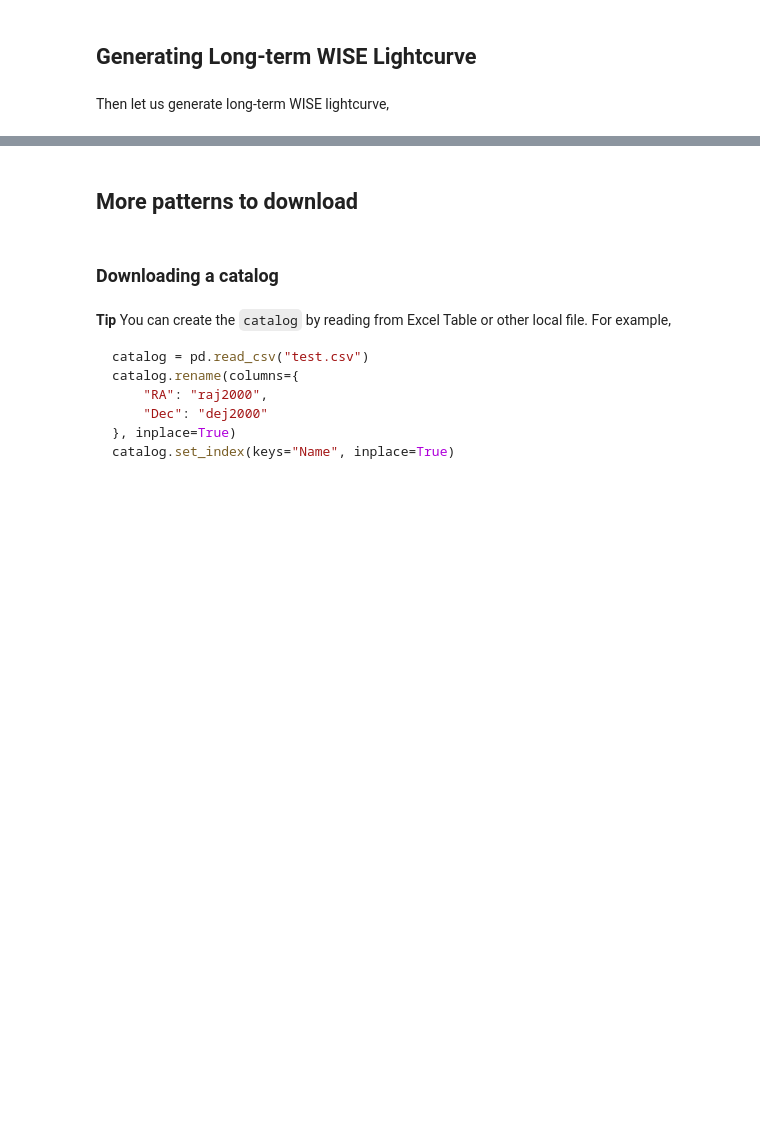
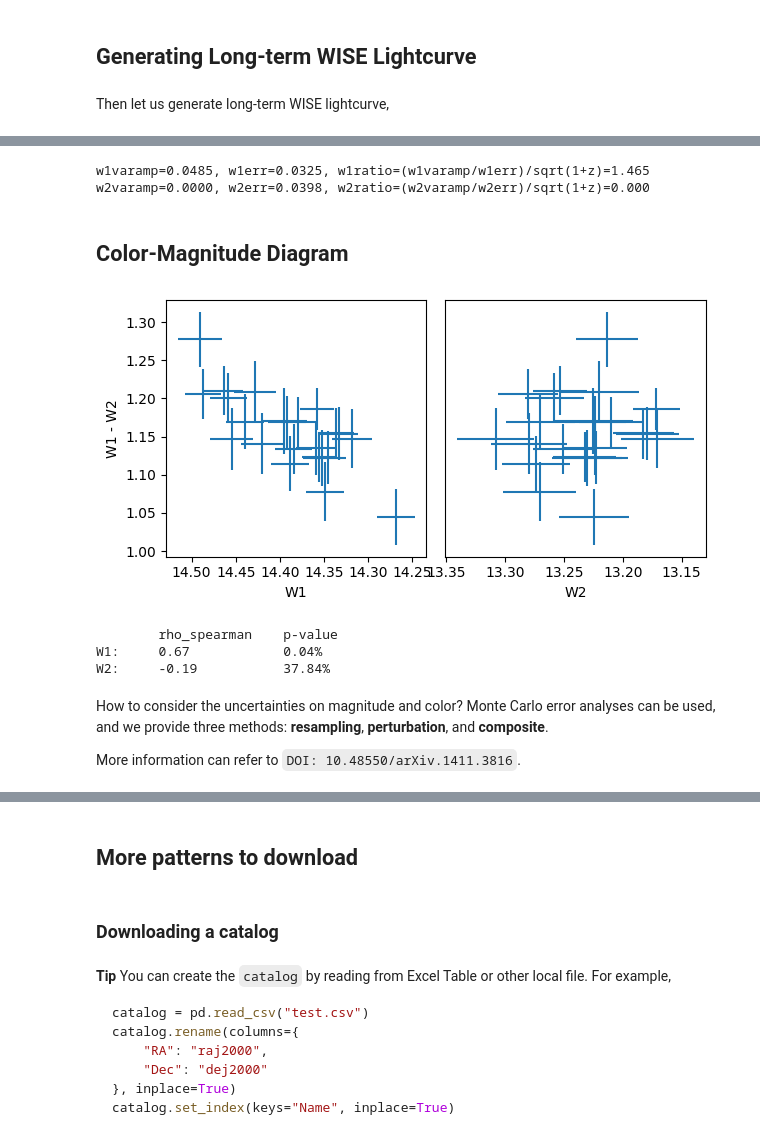
Before and after one commit to AstroJH/easycat, a Jupyter notebook: examples/wise_lightcurve.ipynb, the cells around one changed output, grey strips where cells are left out. Saved outputs shown, nothing was run; the diff lists cells and outputs as text; code cells hidden in the pictures; blank space fills up the shorter version.

```diff
--- a/examples/wise_lightcurve.ipynb
+++ b/examples/wise_lightcurve.ipynb
@@ -117,0 +99,53 @@ plt.show()
+# %%
+from easycat.lightcurve.features import sigma_m
+
+w1varamp, w1ratio, w1err = sigma_m(longterm, valname="w1mag", errname="w1sigmag", err_sys=0.024, redshift=0.04027)
+w2varamp, w2ratio, w2err = sigma_m(longterm, valname="w2mag", errname="w2sigmag", err_sys=0.028, redshift=0.04027)
+
+print(f"w1varamp={w1varamp:.4f}, w1err={w1err:.4f}, w1ratio=(w1varamp/w1err)/sqrt(1+z)={w1ratio:.3f}")
+print(f"w2varamp={w2varamp:.4f}, w2err={w2err:.4f}, w2ratio=(w2varamp/w2err)/sqrt(1+z)={w2ratio:.3f}")
+# %% [output]
+w1varamp=0.0485, w1err=0.0325, w1ratio=(w1varamp/w1err)/sqrt(1+z)=1.465
+w2varamp=0.0000, w2err=0.0398, w2ratio=(w2varamp/w2err)/sqrt(1+z)=0.000
+# %% [markdown]
+## Color-Magnitude Diagram
+# %%
+# plot color-magnitude diagram
+color = longterm.w1mag - longterm.w2mag
+sigcolor = np.sqrt(longterm.w1sigmag**2 + longterm.w2sigmag**2)
+
+fig, axs = plt.subplots(1, 2, figsize=(6, 3), sharey=True)
+axs[0].errorbar(longterm.w1mag, color, xerr=longterm.w1sigmag, yerr=sigcolor, linestyle="none")
+axs[1].errorbar(longterm.w2mag, color, xerr=longterm.w2sigmag, yerr=sigcolor, linestyle="none")
+
+axs[0].xaxis.set_inverted(True)
+axs[1].xaxis.set_inverted(True)
+
+axs[0].set_xlabel("W1")
+axs[1].set_xlabel("W2")
+
+axs[0].set_ylabel("W1 - W2")
+axs[1].yaxis.set_visible(False)
+
+fig.tight_layout(pad=0)
+
+plt.show()
+# %% [output]
+[figure, added]
+# %%
+from scipy.stats import spearmanr
+
+rho_w1, p_w1 = spearmanr(longterm.w1mag, color)
+rho_w2, p_w2 = spearmanr(longterm.w2mag, color)
+
+print("\trho_spearman\tp-value")
+print(f"W1:\t{rho_w1:.2f}    \t{p_w1*100:.2f}%")
+print(f"W2:\t{rho_w2:.2f}    \t{p_w2*100:.2f}%")
+# %% [output]
+        rho_spearman    p-value
+W1:     0.67            0.04%
+W2:     -0.19           37.84%
+# %% [markdown]
+How to consider the uncertainties on magnitude and color? Monte Carlo error analyses can be used, and we provide three methods: **resampling**, **perturbation**, and **composite**.
+
+More information can refer to `DOI: 10.48550/arXiv.1411.3816`.
```
Also changed, not shown: parts of 18 cells of this notebook, 9 other files.
